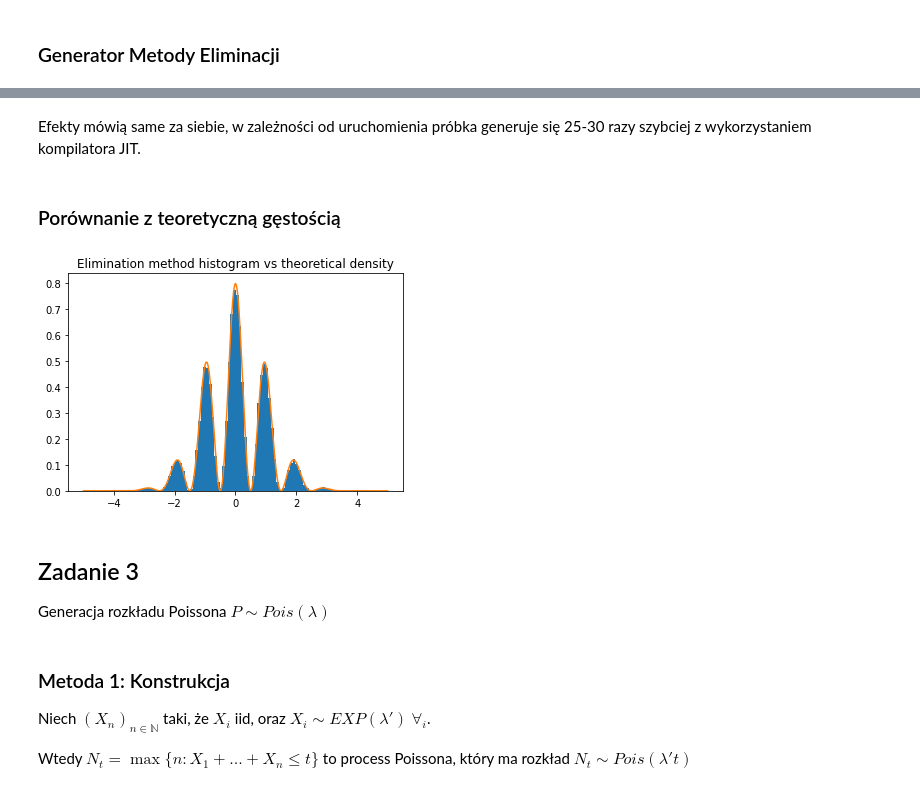
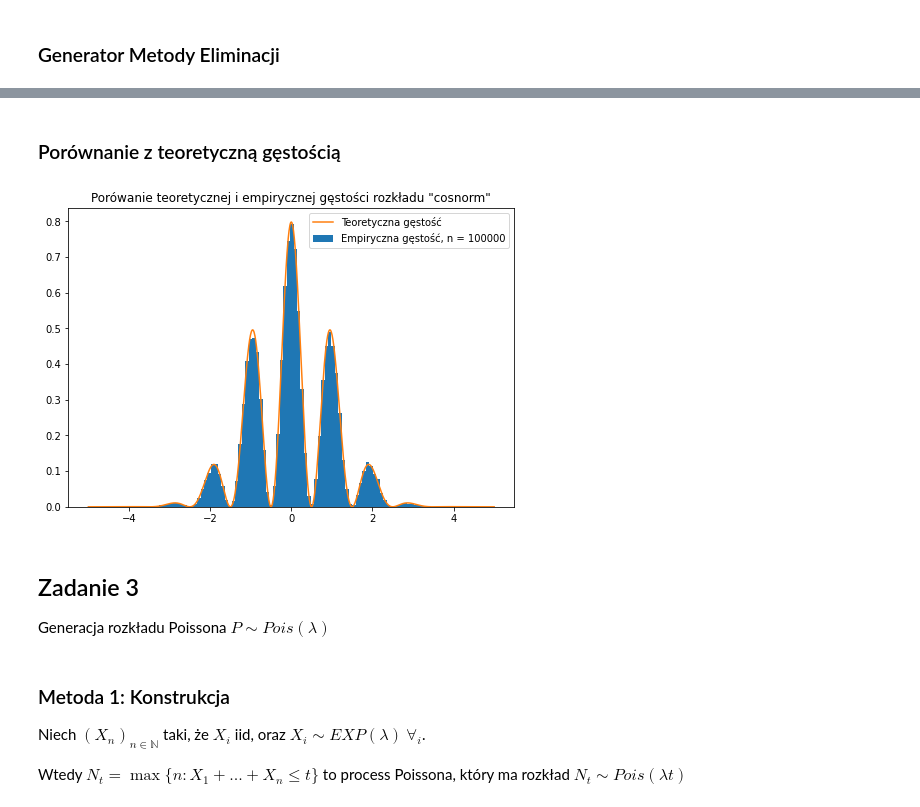
Before and after one commit to niegrzybkowski/matfin2022, a Jupyter notebook: Lab01.ipynb, the cells around one changed output, grey strips where cells are left out. Saved outputs shown, nothing was run; the diff lists cells and outputs as text; code cells hidden in the pictures.

```diff
--- a/Lab01.ipynb
+++ b/Lab01.ipynb
@@ -5,0 +34,2 @@ from math import exp, pi
+# %%
+plt.rcParams["figure.figsize"] = [8, 5.5]
@@ -56,21 +94,21 @@ from scipy.stats import norm, uniform
 # %%
-def density(x):
+def density_cosnorm(x):
     return (
-        ( (1 + np.cos(2*pi*x)) * np.exp(-x**2/2) ) /
-        ( (1 + np.exp(-2 * pi**2)) * np.sqrt(2*pi) )
+        ( (1 + np.cos(2*pi*x)) * np.exp(-x*x/2) ) /
+        ( (1 + np.exp(-2 * pi*pi)) * np.sqrt(2*pi) )
     )
 # %%
 space = np.linspace(-5, 5, 1000)
 normal = norm.pdf(space)
-modified = density(space)
+modified = density_cosnorm(space)
 plt.plot(space, normal)
 plt.plot(space, modified)
 plt.plot(space, normal * 2)
-plt.title("Probability density functions")
+plt.title("Pokrycie gęstości rozkładu \"cosnorm\"")
 plt.legend([
-    "Normal PDF",
-    "Custom PDF",
-    "Normal PDF * 2"
+    "N(0, 1)",
+    "cosnorm",
+    "2 * N(0, 1)"
 ])
 plt.show()
 # %% [output]
@@ -102,10 +135,8 @@ Musiałem ręcznie wklepać gęstość normalną (`scipy` dziwnie nimi zarządza
 # %%
-from numba import njit # nopython jit
-
 @njit
 def norm_pdf(x): # numba gryzie się z scipy
     return (
-        (np.exp(-x**2/2))
+        (np.exp(-x*x/2))
         /
         (np.sqrt(2*pi))
     )
@@ -113,9 +144,9 @@ def norm_pdf(x): # numba gryzie się z scipy
 @njit
 def density_jit(x):
     return (
-        ( (1 + np.cos(2*pi*x)) * np.exp(-x**2/2) )
+        ( (1 + np.cos(2*pi*x)) * np.exp(-x*x/2) )
         /
-        ( (1 + np.exp(-2 * pi**2)) * np.sqrt(2*pi) )
+        ( (1 + np.exp(-2 * pi * pi)) * np.sqrt(2*pi) )
     )
 
 @njit
@@ -147,24 +178,23 @@ Wall time: 955 ms
-# %% [markdown]
-Efekty mówią same za siebie, w zależności od uruchomienia próbka generuje się 25-30 razy szybciej z wykorzystaniem kompilatora JIT.
 # %% [markdown]
 ### Porównanie z teoretyczną gęstością
 # %%
 plt.hist(
     EM_sample,
     bins=100,
     density=True
 )
 plt.plot(space, modified)
-plt.title("Elimination method histogram vs theoretical density")
+plt.title("Porówanie teoretycznej i empirycznej gęstości rozkładu \"cosnorm\"")
+plt.legend(["Teoretyczna gęstość", f"Empiryczna gęstość, n = {sample_count}"])
 plt.show()
 # %% [output]
-[figure, old version]
+[figure, new version]
 # %% [markdown]
 ## Zadanie 3
 Generacja rozkładu Poissona $ P \sim Pois(\lambda) $
 # %% [markdown]
 ### Metoda 1: Konstrukcja
-Niech $(X_n)_{n \in \mathbb{N}}$ taki, że $X_i$ iid, oraz $X_i \sim EXP(\lambda') \ \forall_i$.
+Niech $(X_n)_{n \in \mathbb{N}}$ taki, że $X_i$ iid, oraz $X_i \sim EXP(\lambda) \ \forall_i$.
 
-Wtedy $N_t = \max \{n: X_1 + ... + X_n \le t\}$ to process Poissona, który ma rozkład $ N_t \sim Pois(\lambda' t)$
+Wtedy $N_t = \max \{n: X_1 + ... + X_n \le t\}$ to process Poissona, który ma rozkład $ N_t \sim Pois(\lambda t)$
 # %% [markdown]
```
Also changed, not shown: parts of 54 cells of this notebook, 2 other files.
